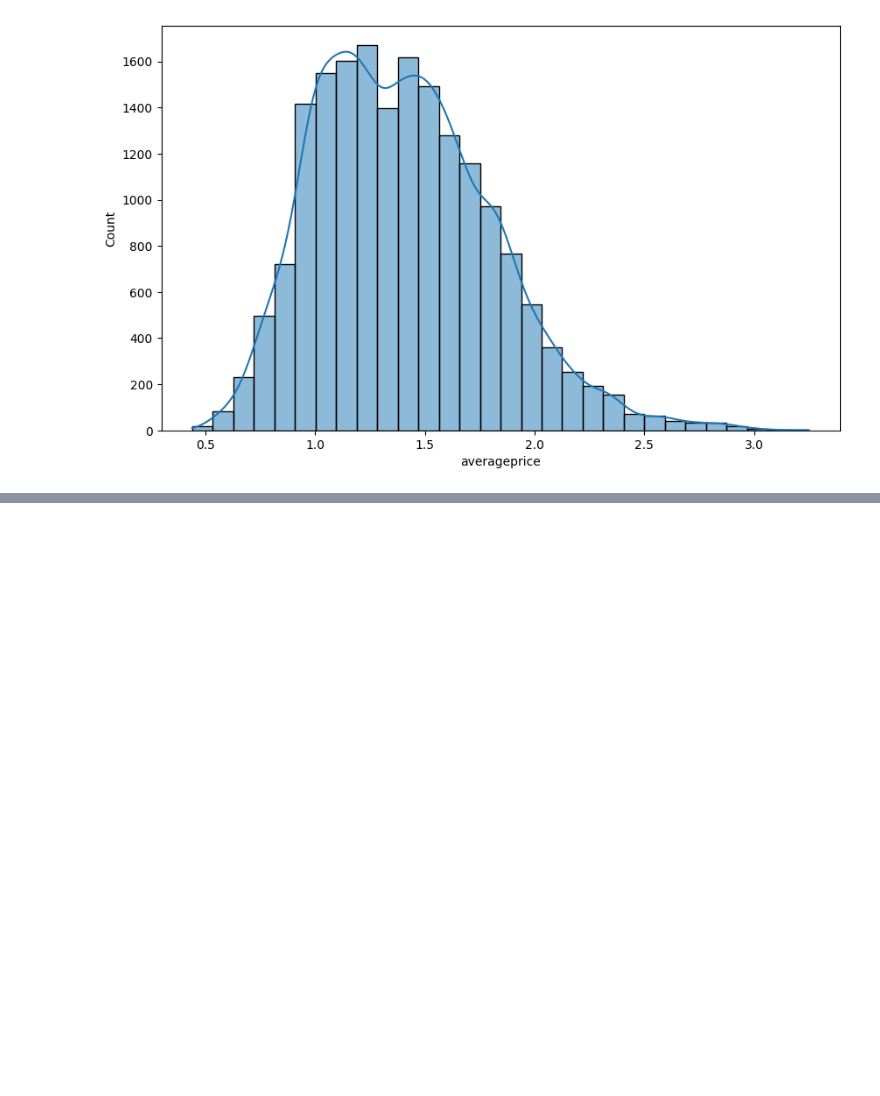
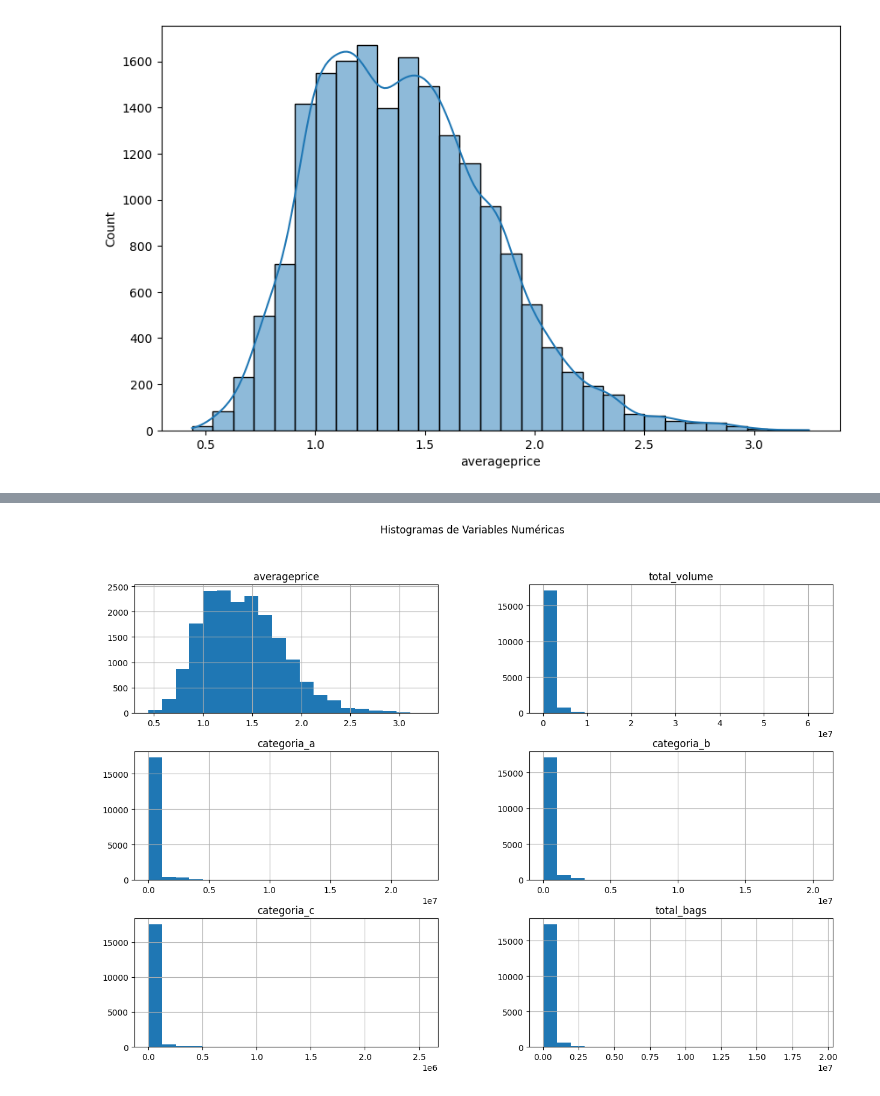
Before and after one commit to lauracoicue/Proyecto2_CDD, a Jupyter notebook: Proc2.ipynb, the cells around one changed output, grey strips where cells are left out. Drawn from its saved outputs; the diff is of its cells as text; code cells hidden in the pictures; blank space fills up the shorter version.

```diff
--- a/Proc2.ipynb
+++ b/Proc2.ipynb
@@ -193,9 +300,0 @@ plt.show()
-# %%
-# Evolución temporal del precio (si existe columna de fecha)
-if 'date' in df.columns:
-    df['date'] = pd.to_datetime(df['date'])
-    df.sort_values('date', inplace=True)
-    plt.figure(figsize=(12, 6))
-    sns.lineplot(x='date', y='averageprice', data=df)
-    plt.title('Precio Promedio del Aguacate a lo Largo del Tiempo')
-    plt.show()
@@ -204,7 +300,0 @@ if 'date' in df.columns:
-# %%
-# Tratamiento de outliers
-Q1 = df['total_volume'].quantile(0.25)
-Q3 = df['total_volume'].quantile(0.75)
-IQR = Q3 - Q1
-df = df[(df['total_volume'] >= Q1 - 1.5*IQR) & (df['total_volume'] <= Q3 + 1.5*IQR)]
-df
@@ -225,3 +300,0 @@ df
-# %%
-# Variables categóricas a dummies
-df = pd.get_dummies(df, columns=['type', 'region'], drop_first=True)
@@ -448,0 +341,9 @@ plt.show()
+# %%
+# Histogramas de variables numéricas
+# Update num_vars to match the modified column names in df
+num_vars = ['averageprice', 'total_volume', 'categoria_a', 'categoria_b', 'categoria_c', 'total_bags']
+df_snow[num_vars].hist(bins=20, figsize=(15, 10))
+plt.suptitle('Histogramas de Variables Numéricas')
+plt.show()
+# %% [output]
+[figure, added]
```
Also changed, not shown: parts of 44 cells of this notebook.
